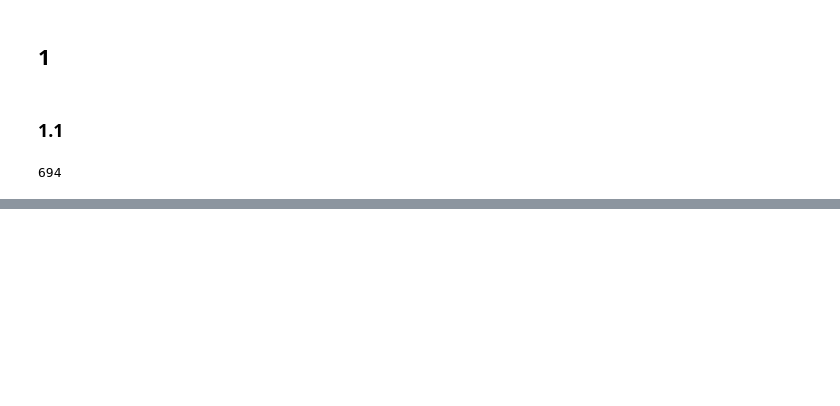
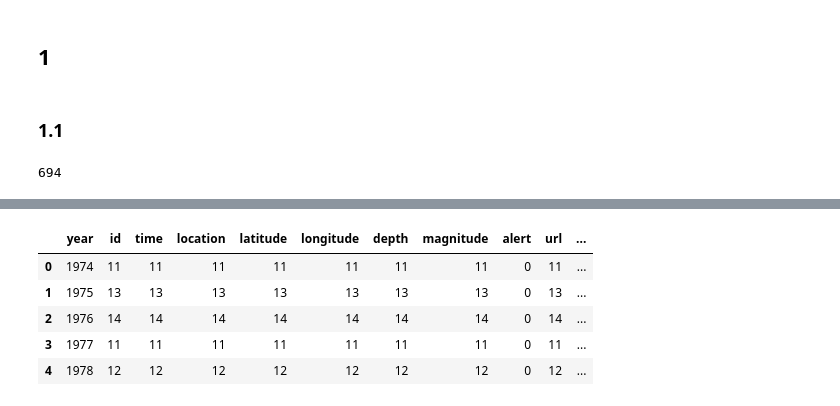
Before and after one commit to ajbarrows/uvmbayes, a Jupyter notebook: notebooks/problem_sets/problem_set_3.ipynb, the cells around one changed output, grey strips where cells are left out. Drawn from its saved outputs; the diff is of its cells as text; code cells hidden in the pictures; blank space fills up the shorter version.

```diff
--- a/notebooks/problem_sets/problem_set_3.ipynb
+++ b/notebooks/problem_sets/problem_set_3.ipynb
@@ -65,0 +84,9 @@ memory usage: 59.8+ KB
+# %%
+quake_counts.head()
+# %% [output]
+|  | year | id | time | location | latitude | longitude | depth | magnitude | alert | url | ... |
+| 0 | 1974 | 11 | 11 | 11 | 11 | 11 | 11 | 11 | 0 | 11 | ... |
+| 1 | 1975 | 13 | 13 | 13 | 13 | 13 | 13 | 13 | 0 | 13 | ... |
+| 2 | 1976 | 14 | 14 | 14 | 14 | 14 | 14 | 14 | 0 | 14 | ... |
+| 3 | 1977 | 11 | 11 | 11 | 11 | 11 | 11 | 11 | 0 | 11 | ... |
+| 4 | 1978 | 12 | 12 | 12 | 12 | 12 | 12 | 12 | 0 | 12 | ... |
```
Also changed, not shown: parts of 22 cells of this notebook, 5 other files.
